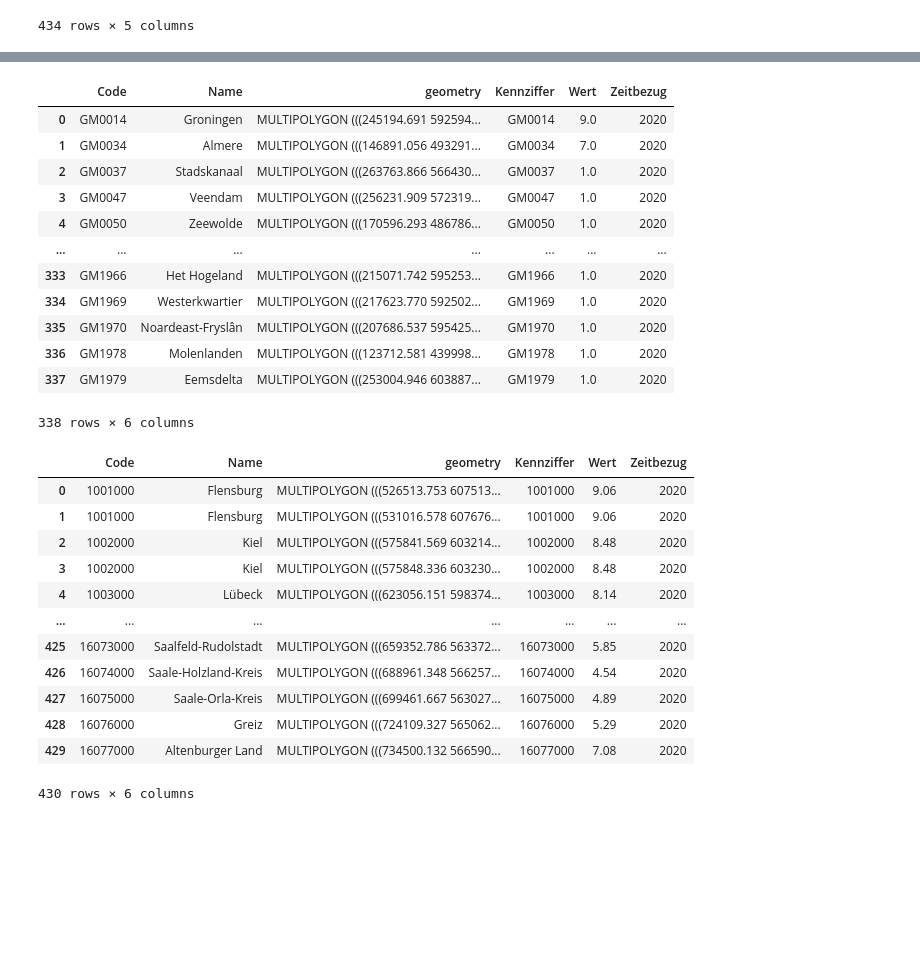
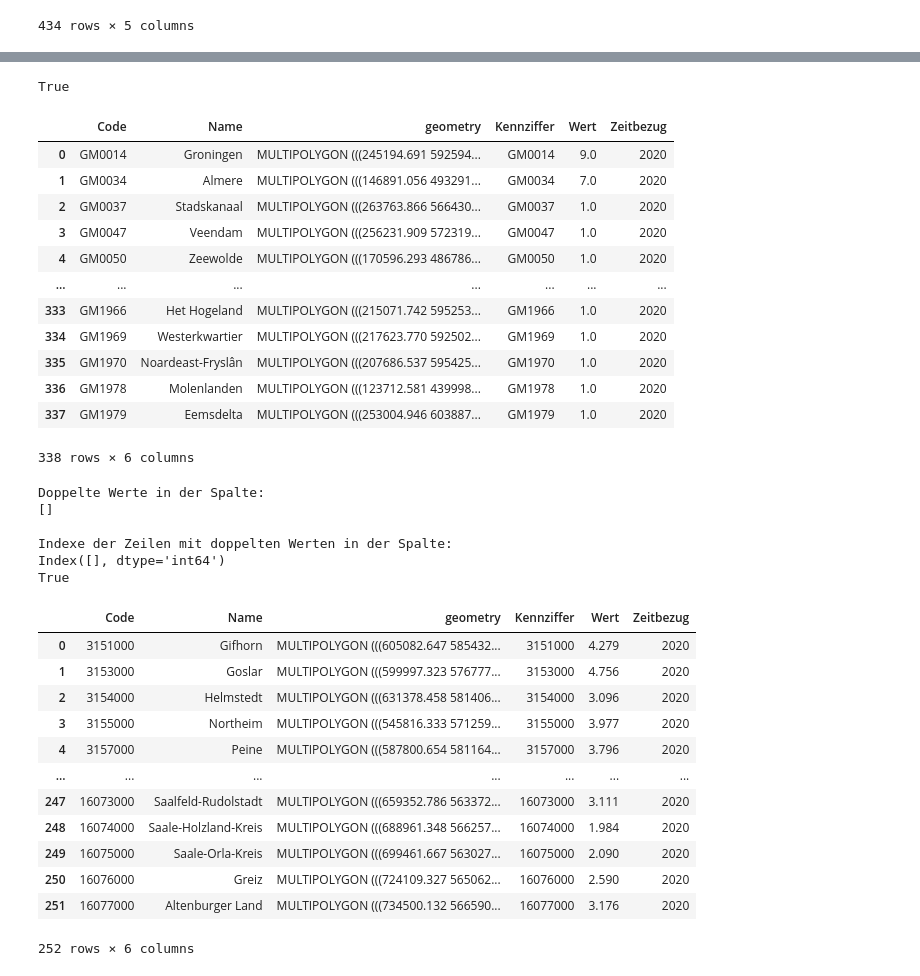
Before and after one commit to HipsterJulius/VSCODE, a Jupyter notebook: inkar-indicators/src/mergeCBSandInkar_maps.ipynb, the cells around one changed output, grey strips where cells are left out. Cells and saved outputs as stored; diff of their text form; code cells hidden in the pictures; blank space fills up the shorter version.

```diff
--- a/inkar-indicators/src/mergeCBSandInkar_maps.ipynb
+++ b/inkar-indicators/src/mergeCBSandInkar_maps.ipynb
@@ -33,11 +33,13 @@ data_nl
 | 4770 | 4770 | T009002 | AM38 | 2020 | 8.0 |
 434 rows × 5 columns
 # %%
-data_de = pd.read_csv("out/csvs/indicator_Arbeitslosenquote.csv")
+data_de = pd.read_csv("out/csvs/indicator_Arbeitslose.csv")
 
 data_de = data_de[data_de['Zeitbezug'] == 2020]
 
-data_de.replace(0, np.nan, inplace=True)
+data_de['Wert'] = data_de['Wert'] / 1000
+
+#data_de.replace(0, np.nan, inplace=True)
 data_de = data_de.dropna()
 
 data_de
@@ -68,8 +70,11 @@ municipal_boundaries_nl = municipal_boundaries_nl[['statcode', 'statnaam', 'geom
 
 municipal_boundaries_nl.columns = ['Code', 'Name', 'geometry', 'Kennziffer', 'Wert', 'Zeitbezug']
 
+print(municipal_boundaries_nl['Name'].is_unique)
+
 municipal_boundaries_nl
 # %% [output]
+True
 |  | Code | Name | geometry | Kennziffer | Wert | Zeitbezug |
 | 0 | GM0014 | Groningen | MULTIPOLYGON (((245194.691 592594... | GM0014 | 9.0 | 2020 |
 | 1 | GM0034 | Almere | MULTIPOLYGON (((146891.056 493291... | GM0034 | 7.0 | 2020 |
@@ -82,32 +87,60 @@ municipal_boundaries_nl
 | 335 | GM1970 | Noardeast-Fryslân | MULTIPOLYGON (((207686.537 595425... | GM1970 | 1.0 | 2020 |
 | 336 | GM1978 | Molenlanden | MULTIPOLYGON (((123712.581 439998... | GM1978 | 1.0 | 2020 |
 | 337 | GM1979 | Eemsdelta | MULTIPOLYGON (((253004.946 603887... | GM1979 | 1.0 | 2020 |
-338 rows × 6 columns
+338 rows × 6 columns
 # %%
 municipal_boundaries_de = gpd.read_file(filename='../data/DE_VG250.gpkg', layer="vg250_krs",engine="pyogrio")
 
-municipal_boundaries_de['AGS_int'] = municipal_boundaries_de.AGS_0.astype(int)#
+municipal_boundaries_de['AGS_int'] = municipal_boundaries_de.AGS_0.astype(int)
+
+municipal_boundaries_de = municipal_boundaries_de[municipal_boundaries_de['GF'] == 4]
+
+municipal_boundaries_de = municipal_boundaries_de[municipal_boundaries_de['BEZ'] == 'Landkreis']
+
 
 municipal_boundaries_de = municipal_boundaries_de[['AGS_int', 'GEN', 'geometry']]
 
 municipal_boundaries_de = pd.merge(municipal_boundaries_de, data_de,
                              left_on = "AGS_int",
                               right_on = "Kennziffer")
 
 municipal_boundaries_de.columns = ['Code', 'Name', 'geometry', 'Kennziffer', 'Wert', 'Zeitbezug']
 
+# Doppelte Werte in der Spalte finden
+doppelte_werte_serie = municipal_boundaries_de.duplicated(subset=['Name'], keep=False)
+indexe_doppelter_werte = municipal_boundaries_de[doppelte_werte_serie].index
+
+
+# Doppelte Werte in der Spalte abrufen
+doppelte_werte = municipal_boundaries_de.loc[doppelte_werte_serie, 'Name'].unique()
+
+print("\nDoppelte Werte in der Spalte:")
+print(doppelte_werte)
+print("\nIndexe der Zeilen mit doppelten Werten in der Spalte:")
+print(indexe_doppelter_werte)
+
+print(municipal_boundaries_de['Name'].is_unique)
+
 municipal_boundaries_de
+
+#municipal_boundaries_de
 # %% [output]
+Doppelte Werte in der Spalte:
+[]
+
+Indexe der Zeilen mit doppelten Werten in der Spalte:
+Index([], dtype='int64')
+True
 |  | Code | Name | geometry | Kennziffer | Wert | Zeitbezug |
-| 0 | 1001000 | Flensburg | MULTIPOLYGON (((526513.753 607513... | 1001000 | 9.06 | 2020 |
-| 1 | 1001000 | Flensburg | MULTIPOLYGON (((531016.578 607676... | 1001000 | 9.06 | 2020 |
-| 2 | 1002000 | Kiel | MULTIPOLYGON (((575841.569 603214... | 1002000 | 8.48 | 2020 |
-| 3 | 1002000 | Kiel | MULTIPOLYGON (((575848.336 603230... | 1002000 | 8.48 | 2020 |
-| 4 | 1003000 | Lübeck | MULTIPOLYGON (((623056.151 598374... | 1003000 | 8.14 | 2020 |
+| 0 | 3151000 | Gifhorn | MULTIPOLYGON (((605082.647 585432... | 3151000 | 4.279 | 2020 |
+| 1 | 3153000 | Goslar | MULTIPOLYGON (((599997.323 576777... | 3153000 | 4.756 | 2020 |
+| 2 | 3154000 | Helmstedt | MULTIPOLYGON (((631378.458 581406... | 3154000 | 3.096 | 2020 |
+| 3 | 3155000 | Northeim | MULTIPOLYGON (((545816.333 571259... | 3155000 | 3.977 | 2020 |
+| 4 | 3157000 | Peine | MULTIPOLYGON (((587800.654 581164... | 3157000 | 3.796 | 2020 |
 | ... | ... | ... | ... | ... | ... | ... |
-| 425 | 16073000 | Saalfeld-Rudolstadt | MULTIPOLYGON (((659352.786 563372... | 16073000 | 5.85 | 2020 |
-| 426 | 16074000 | Saale-Holzland-Kreis | MULTIPOLYGON (((688961.348 566257... | 16074000 | 4.54 | 2020 |
-| 427 | 16075000 | Saale-Orla-Kreis | MULTIPOLYGON (((699461.667 563027... | 16075000 | 4.89 | 2020 |
-| 428 | 16076000 | Greiz | MULTIPOLYGON (((724109.327 565062... | 16076000 | 5.29 | 2020 |
-| 429 | 16077000 | Altenburger Land | MULTIPOLYGON (((734500.132 566590... | 16077000 | 7.08 | 2020 |
+| 247 | 16073000 | Saalfeld-Rudolstadt | MULTIPOLYGON (((659352.786 563372... | 16073000 | 3.111 | 2020 |
+| 248 | 16074000 | Saale-Holzland-Kreis | MULTIPOLYGON (((688961.348 566257... | 16074000 | 1.984 | 2020 |
+| 249 | 16075000 | Saale-Orla-Kreis | MULTIPOLYGON (((699461.667 563027... | 16075000 | 2.090 | 2020 |
+| 250 | 16076000 | Greiz | MULTIPOLYGON (((724109.327 565062... | 16076000 | 2.590 | 2020 |
+| 251 | 16077000 | Altenburger Land | MULTIPOLYGON (((734500.132 566590... | 16077000 | 3.176 | 2020 |
-430 rows × 6 columns
+252 rows × 6 columns
```
Also changed, not shown: parts of 7 cells of this notebook, 3 other files.
